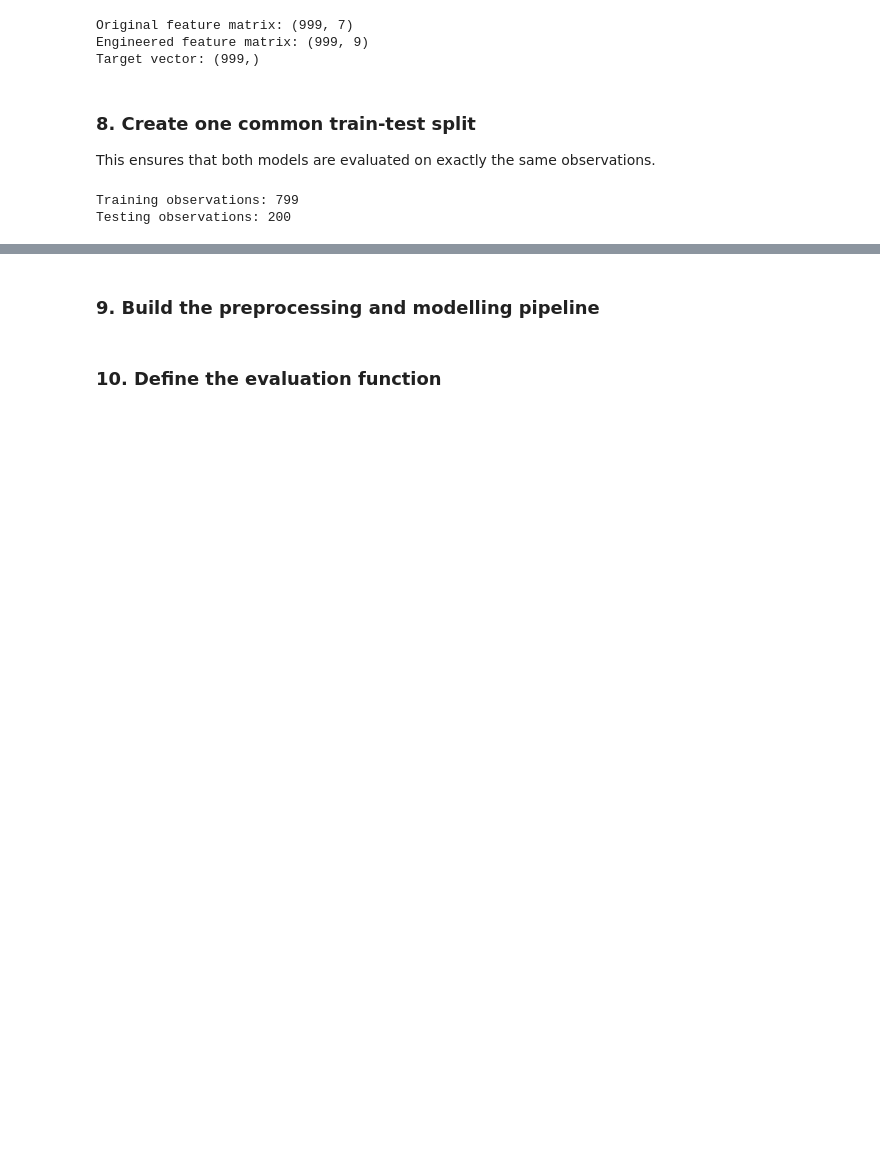
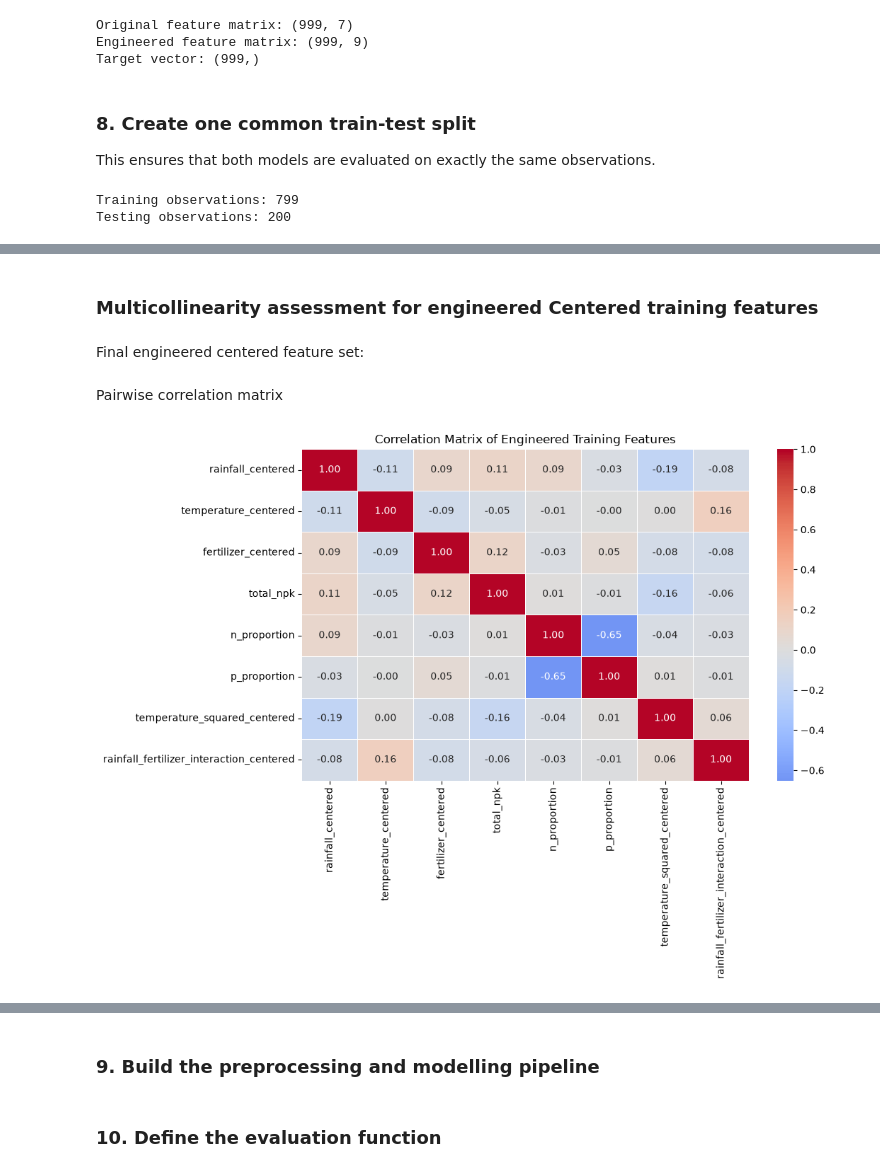
Before and after one commit to Ronkecrown/gamma2-crop-yield-prediction, a Jupyter notebook: notebooks/04_baseline_model.ipynb, the cells around one changed output, grey strips where cells are left out. Drawn from its saved outputs; the diff is of its cells as text; code cells hidden in the pictures; blank space fills up the shorter version.

```diff
--- a/notebooks/04_baseline_model.ipynb
+++ b/notebooks/04_baseline_model.ipynb
@@ -249,0 +342,2 @@ Testing observations: 200
+# %% [markdown]
+### Multicollinearity assessment for engineered Centered training features
@@ -249,0 +372,2 @@ Testing observations: 200
+# %% [markdown]
+Final engineered centered feature set:
@@ -249,0 +394,37 @@ Testing observations: 200
+# %%
+X_engineered_train = X_engineered_train[final_engineered_features]
+X_engineered_test = X_engineered_test[final_engineered_features]
+# %%
+from statsmodels.stats.outliers_influence import (
+    variance_inflation_factor
+)
+
+engineered_numerical_features = [
+    column
+    for column in X_engineered_train.columns
+    if column != "crop_type"
+]
+# %% [markdown]
+Pairwise correlation matrix
+# %%
+engineered_correlation = (
+    X_engineered_train[engineered_numerical_features]
+    .corr()
+)
+
+plt.figure(figsize=(11, 8))
+
+sns.heatmap(
+    engineered_correlation,
+    annot=True,
+    fmt=".2f",
+    cmap="coolwarm",
+    center=0,
+    linewidths=0.5
+)
+
+plt.title("Correlation Matrix of Engineered Training Features")
+plt.tight_layout()
+plt.show()
+# %% [output]
+[figure, added]
```
Also changed, not shown: parts of 17 cells of this notebook, 3 other files.
